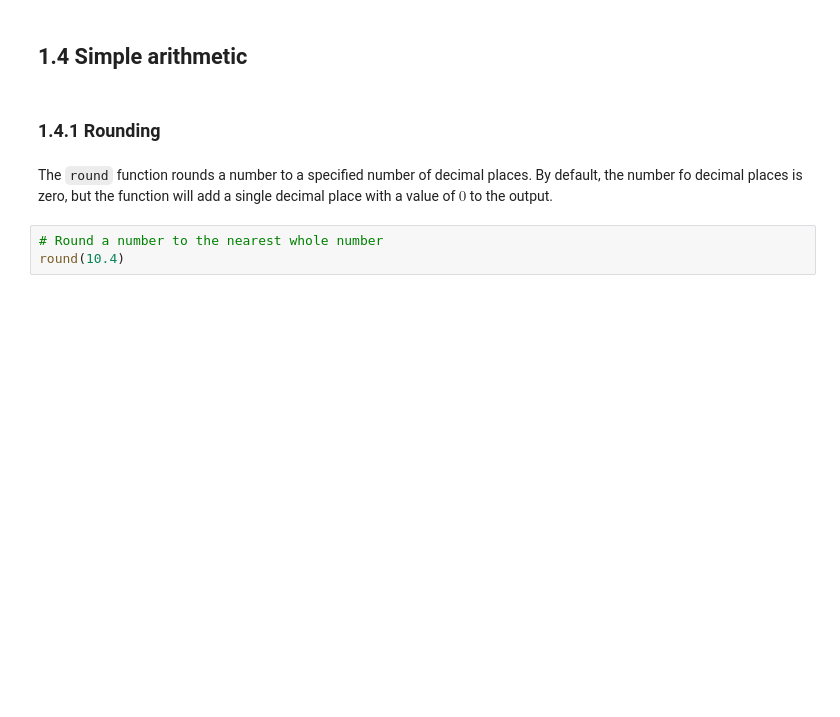
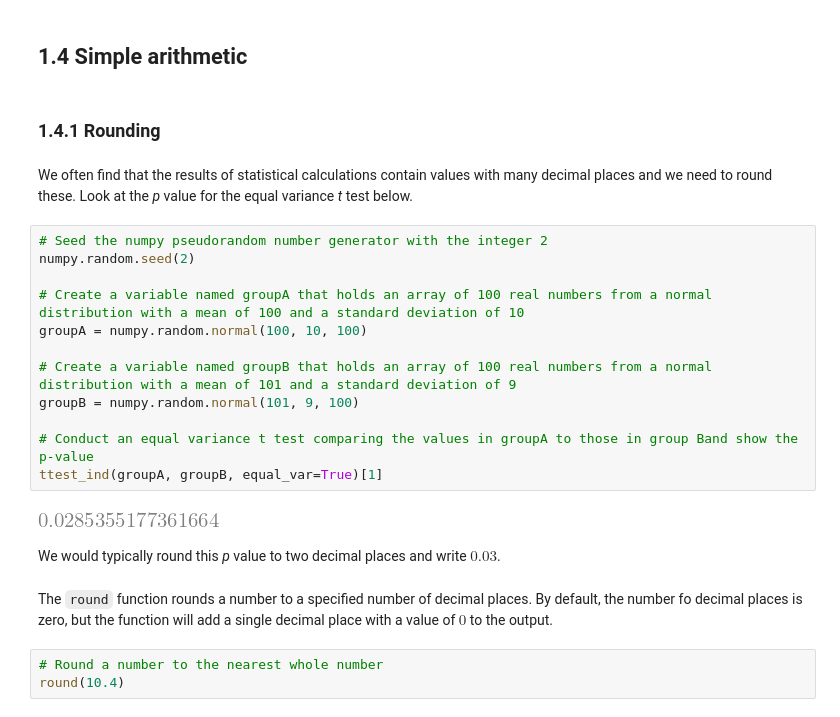
Before and after one commit to juanklopper/AlgebraPublicHealthBiioscience, a Jupyter notebook: Lecture01BasicMathematicsUsingPython.ipynb, the cells around one changed output. Drawn from its saved outputs; the diff is of its cells as text; blank space fills up the shorter version.

```diff
--- a/Lecture01BasicMathematicsUsingPython.ipynb
+++ b/Lecture01BasicMathematicsUsingPython.ipynb
@@ -331,6 +385,24 @@ pyplot.title('Figure 1.3.2.1');
 ## 1.4 Simple arithmetic
 # %% [markdown]
 ### 1.4.1 Rounding
+# %% [markdown]
+We often find that the results of statistical calculations contain values with many decimal places and we need to round these. Look at the _p_ value for the equal variance _t_ test below.
+# %%
+# Seed the numpy pseudorandom number generator with the integer 2
+numpy.random.seed(2)
+
+# Create a variable named groupA that holds an array of 100 real numbers from a normal distribution with a mean of 100 and a standard deviation of 10
+groupA = numpy.random.normal(100, 10, 100)
+
+# Create a variable named groupB that holds an array of 100 real numbers from a normal distribution with a mean of 101 and a standard deviation of 9
+groupB = numpy.random.normal(101, 9, 100)
+
+# Conduct an equal variance t test comparing the values in groupA to those in group Band show the p-value
+ttest_ind(groupA, groupB, equal_var=True)[1]
+# %% [output]
+[figure, added]
+# %% [markdown]
+We would typically round this _p_ value to two decimal places and write $0.03$.
 # %% [markdown]
 The `round` function rounds a number to a specified number of decimal places. By default, the number fo decimal places is zero, but the function will add a single decimal place with a value of $0$ to the output.
 # %%
```
Also changed, not shown: parts of 139 cells of this notebook, 8 other files.
